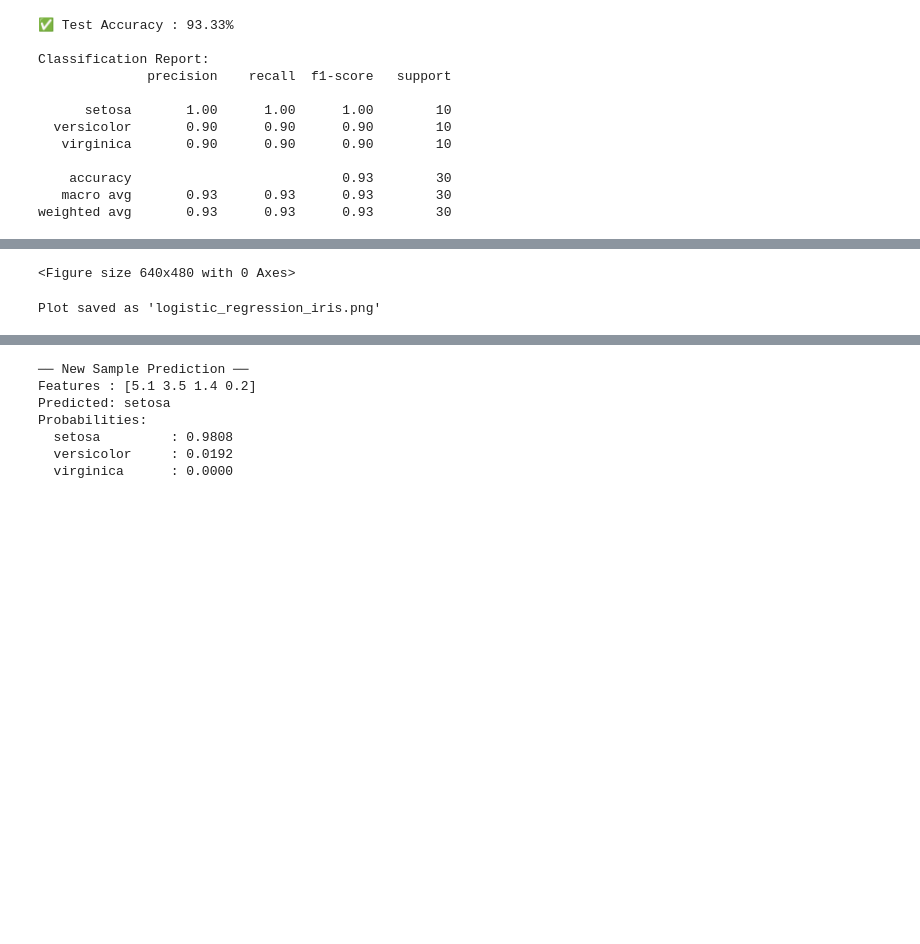
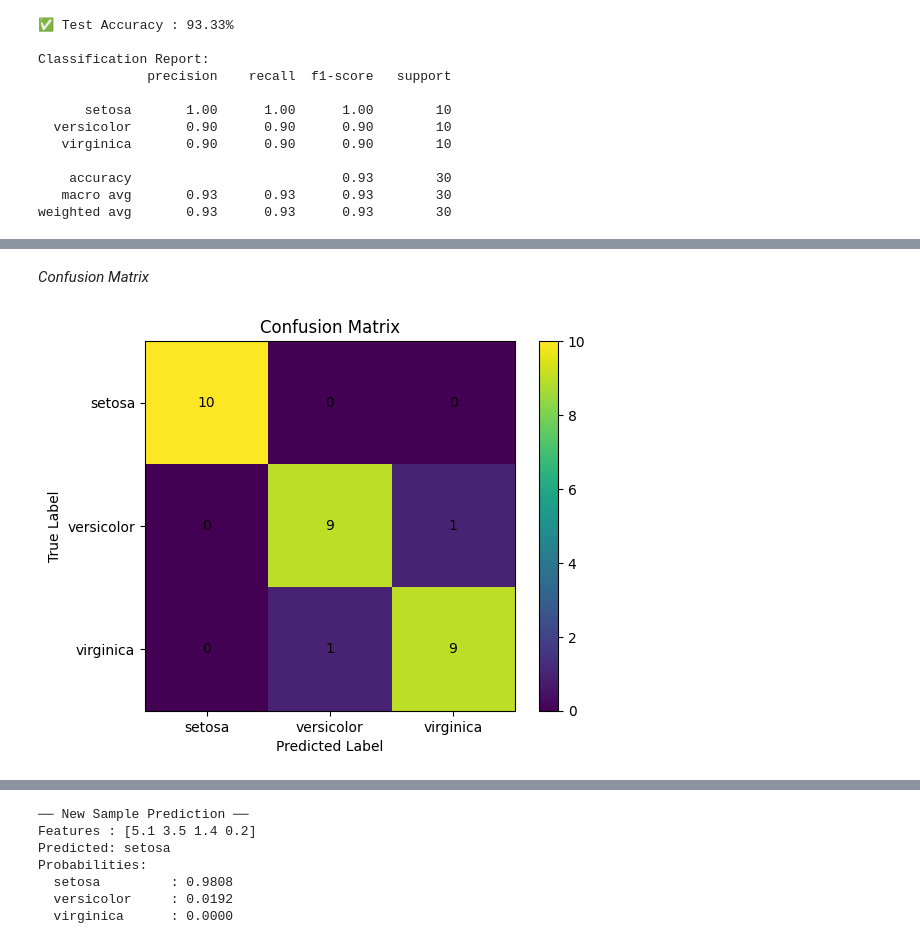
Before and after one commit to abdullah123-collab/Machine_Learning-, a Jupyter notebook: Basics/Supervised_Learning_Algorithms/Regression/Logistic_Regression/logistic_regression.ipynb, the cells around one changed output, grey strips where cells are left out. Drawn from its saved outputs; the diff is of its cells as text; code cells hidden in the pictures; blank space fills up the shorter version.

Commit message:
Add plots

```diff
--- a/Basics/Supervised_Learning_Algorithms/Regression/Logistic_Regression/logistic_regression.ipynb
+++ b/Basics/Supervised_Learning_Algorithms/Regression/Logistic_Regression/logistic_regression.ipynb
@@ -120,47 +105,29 @@ Text(145.72222222222223, 0.5, 'True Label')
-# %%
-# ── 7. Decision Boundary (2 features for visualisation) ─────────────────────
-# Use only petal length & petal width (most discriminative pair)
-X2 = iris.data[:, 2:4]
-X2_train, X2_test, y2_train, y2_test = train_test_split(
-    X2, y, test_size=0.2, random_state=42, stratify=y
-)
-sc2 = StandardScaler()
-X2_train = sc2.fit_transform(X2_train)
-X2_test  = sc2.transform(X2_test)
-
-model2 = LogisticRegression(solver='lbfgs',
-                             max_iter=200, random_state=42)
-model2.fit(X2_train, y2_train)
-
-# Mesh grid
-h = 0.02
-x_min, x_max = X2_train[:, 0].min() - 1, X2_train[:, 0].max() + 1
-y_min, y_max = X2_train[:, 1].min() - 1, X2_train[:, 1].max() + 1
-xx, yy = np.meshgrid(np.arange(x_min, x_max, h),
-                     np.arange(y_min, y_max, h))
-Z = model2.predict(np.c_[xx.ravel(), yy.ravel()])
-Z = Z.reshape(xx.shape)
-
-colors_bg  = ['#AED6F1', '#A9DFBF', '#F9E79F']
-colors_dot = ['#2E86C1', '#1E8449', '#D4AC0D']
-
-axes[1].contourf(xx, yy, Z, alpha=0.4,
-                 levels=[-0.5, 0.5, 1.5, 2.5],
-                 colors=colors_bg)
-for cls in range(3):
-    mask = y2_train == cls
-    axes[1].scatter(X2_train[mask, 0], X2_train[mask, 1],
-                    color=colors_dot[cls], label=target_names[cls],
-                    edgecolors='k', s=50)
-axes[1].set_title('Decision Boundary\n(Petal Length vs Petal Width)', fontsize=13)
-axes[1].set_xlabel('Petal Length (scaled)')
-axes[1].set_ylabel('Petal Width (scaled)')
-axes[1].legend()
-
-plt.tight_layout()
-plt.savefig('logistic_regression_iris.png', dpi=150)
-plt.show()
-print("\nPlot saved as 'logistic_regression_iris.png'")
-# %% [output]
-<Figure size 640x480 with 0 Axes>
-Plot saved as 'logistic_regression_iris.png'
+# %% [markdown]
+*Confusion Matrix*
+# %%
+# Generate confusion matrix
+cm = confusion_matrix(y_test, y_pred)
+
+# Get class names
+class_names = iris.target_names
+
+plt.figure()
+plt.imshow(cm)
+plt.title("Confusion Matrix")
+plt.colorbar()
+
+# Add flower names to axes
+plt.xticks(np.arange(len(class_names)), class_names)
+plt.yticks(np.arange(len(class_names)), class_names)
+
+plt.xlabel("Predicted Label")
+plt.ylabel("True Label")
+
+# Write numbers inside boxes
+for i in range(cm.shape[0]):
+    for j in range(cm.shape[1]):
+        plt.text(j, i, cm[i, j], ha="center", va="center")
+
+plt.show()
+# %% [output]
+[figure, added]
```
Also changed, not shown: parts of 9 cells of this notebook.
